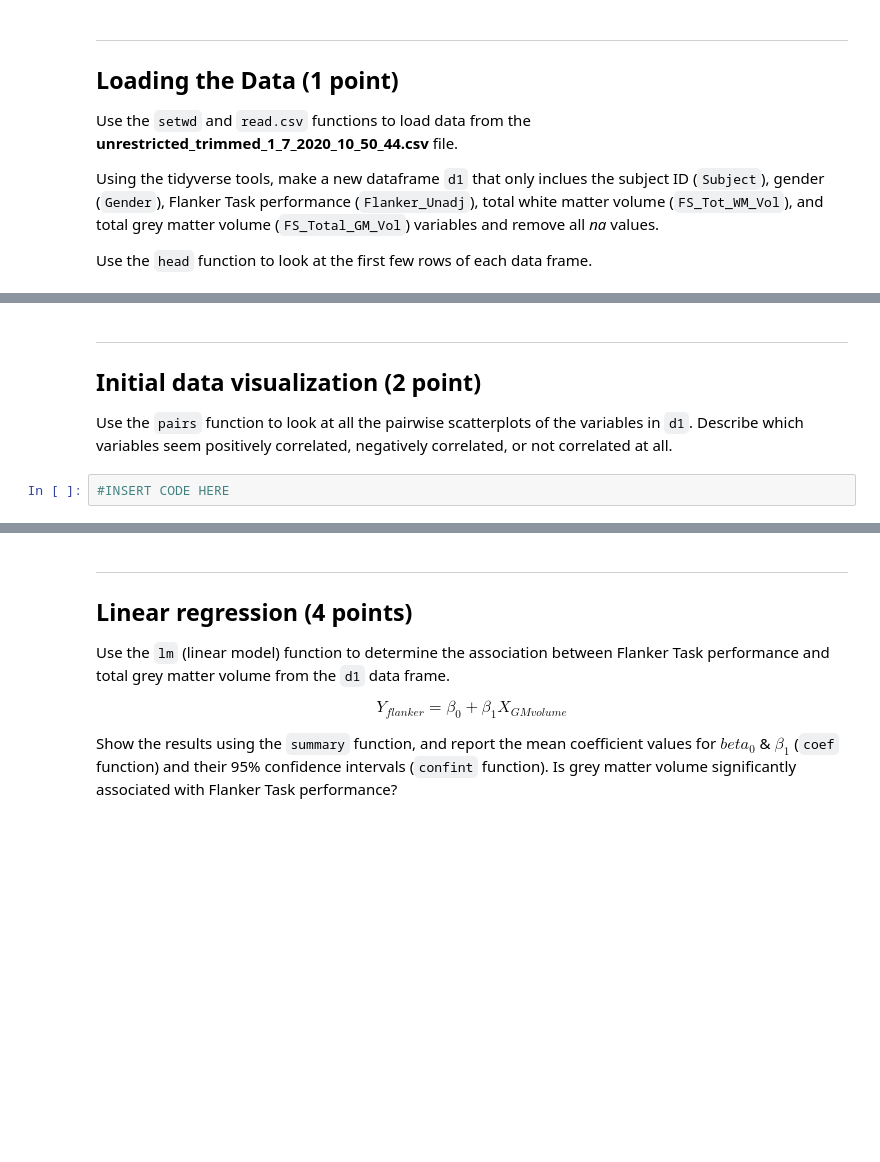
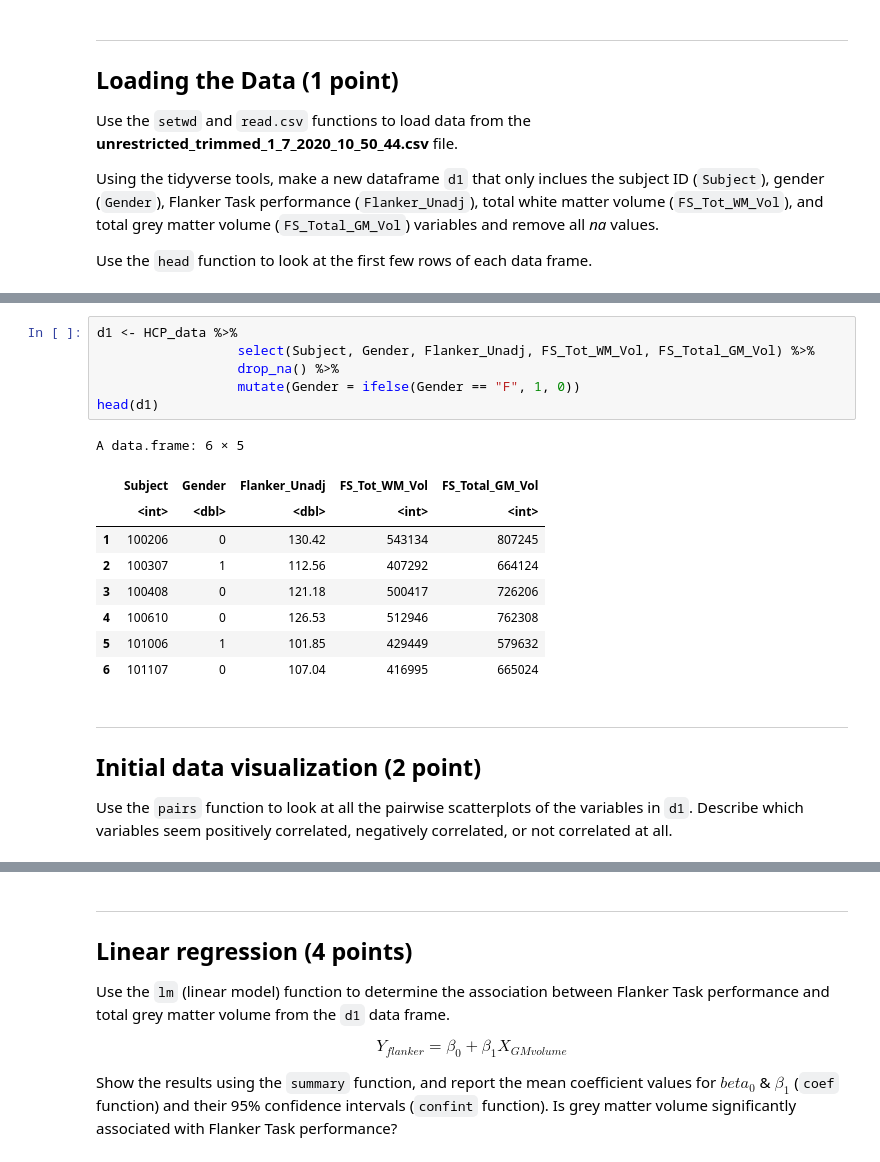
Before and after one commit to CoAxLab/DataSciencePsychNeuro, a Jupyter notebook: Homeworks/Homework4.ipynb, the cells around one changed output, grey strips where cells are left out. Drawn from its saved outputs; the diff is of its cells as text; blank space fills up the shorter version.

```diff
--- a/Homeworks/Homework4.ipynb
+++ b/Homeworks/Homework4.ipynb
@@ -20,7 +41,21 @@ Use the `head` function to look at the first few rows of each data frame.
+# %%
+d1 <- HCP_data %>%
+                  select(Subject, Gender, Flanker_Unadj, FS_Tot_WM_Vol, FS_Total_GM_Vol) %>%
+                  drop_na() %>%
+                  mutate(Gender = ifelse(Gender == "F", 1, 0))
+head(d1)
+# %% [output]
+A data.frame: 6 × 5
+|  | Subject | Gender | Flanker_Unadj | FS_Tot_WM_Vol | FS_Total_GM_Vol |
+|  | <int> | <dbl> | <dbl> | <int> | <int> |
+| 1 | 100206 | 0 | 130.42 | 543134 | 807245 |
+| 2 | 100307 | 1 | 112.56 | 407292 | 664124 |
+| 3 | 100408 | 0 | 121.18 | 500417 | 726206 |
+| 4 | 100610 | 0 | 126.53 | 512946 | 762308 |
+| 5 | 101006 | 1 | 101.85 | 429449 | 579632 |
+| 6 | 101107 | 0 | 107.04 | 416995 | 665024 |
 # %% [markdown]
 ---
 ## Initial data visualization (2 point)
 
 Use the `pairs` function to look at all the pairwise scatterplots of the variables in `d1`. Describe which variables seem positively correlated, negatively correlated, or not correlated at all.
-# %%
-#INSERT CODE HERE
```
Also changed, not shown: parts of 14 cells of this notebook.
